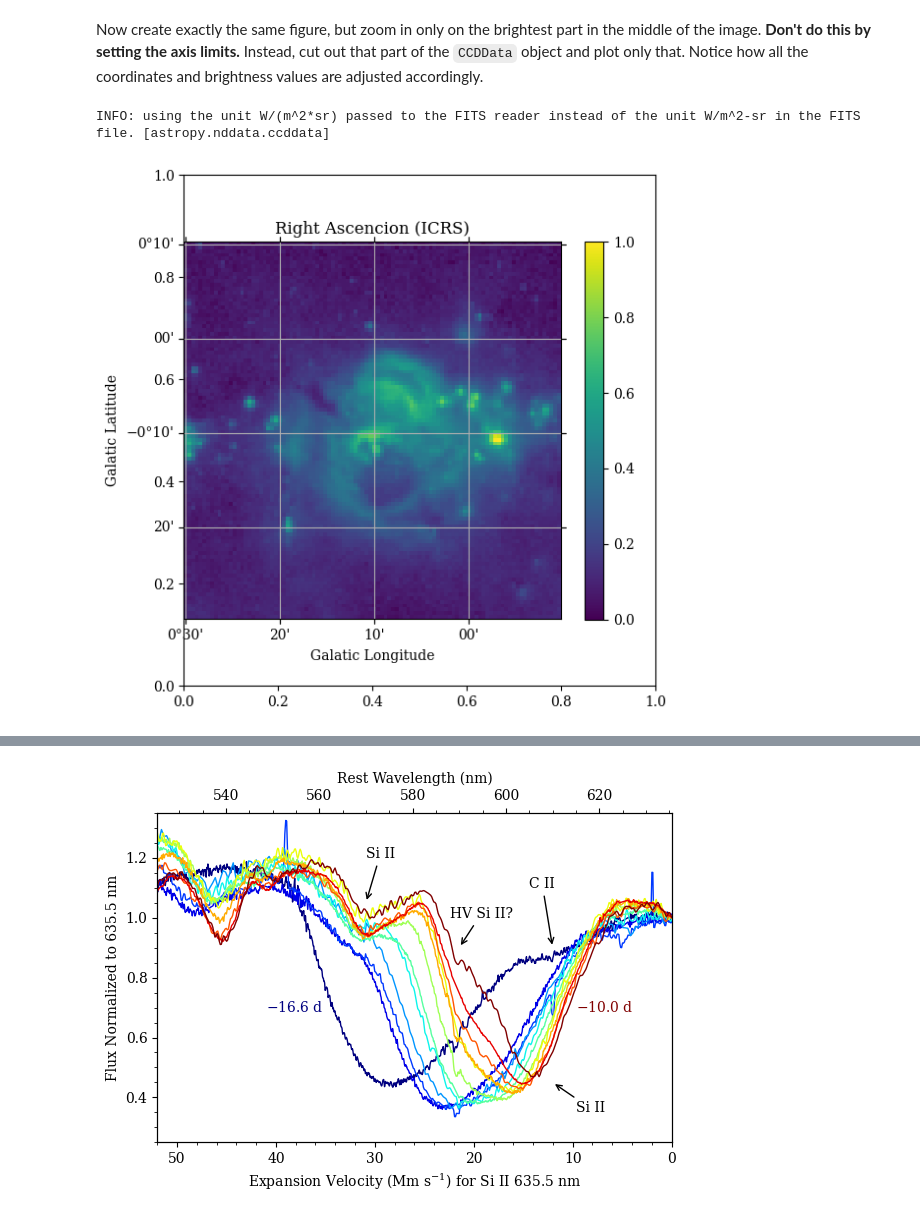
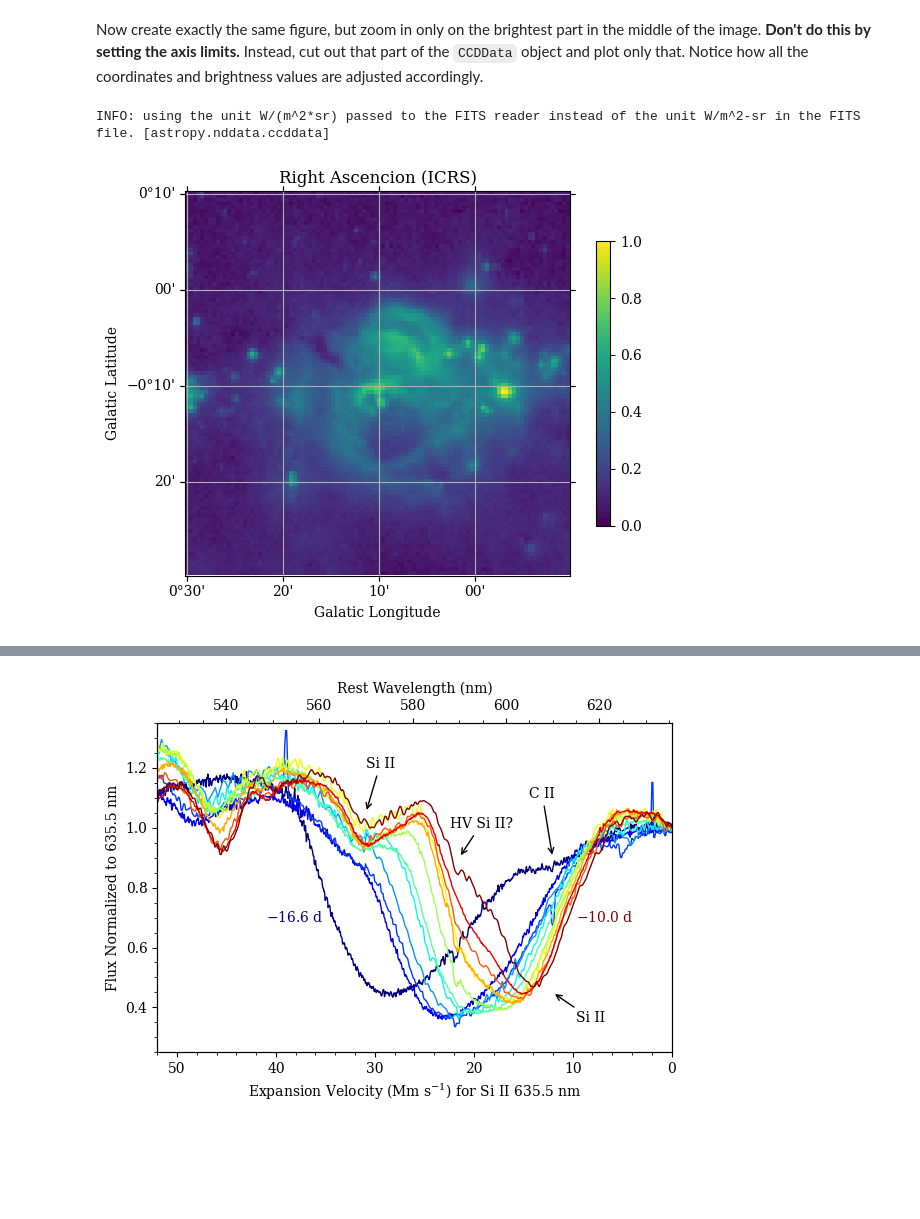
Before and after one commit to ASTR154/data-visualization, a Jupyter notebook: data-visualization.ipynb, the cells around one changed output, grey strips where cells are left out. Cells and saved outputs as stored; diff of their text form; code cells hidden in the pictures; blank space fills up the shorter version.

```diff
--- a/data-visualization.ipynb
+++ b/data-visualization.ipynb
@@ -72,37 +72,37 @@ filename = get_pkg_data_filename('galactic_center/gc_msx_e.fits')
 ccddata = CCDData.read(filename, unit='W/(m^2*sr)')
 
 # create a new figure and axis with a WCS projection
-fig, axs = plt.subplots(figsize=(6,6))
+fig=plt.figure()
 ax = fig.add_subplot(projection=ccddata.wcs)
 
 data = ccddata.data
 stretch = LogStretch(900)
 stretched_data = stretch(data/data.max())
 
 image = plt.imshow(stretched_data, origin ='lower')
 
 # display the image on that axis with a nice stretch
 
 # format the axes
 
 # remove padding around axes in figure
 size = u.Quantity((100, 100), u.pixel)
 position = (50, 70)
 cutout1=Cutout2D(stretched_data, position, size)
 plt.imshow(cutout1.data, origin='lower')
 
 plt.colorbar(image, shrink =0.74)
 ax.set_xlabel('Galatic Longitude')
 ax.set_ylabel('Galatic Latitude')
 ax.set_title('Right Ascencion (ICRS)')
 ax.grid(image)
 
 plt.tight_layout()
 
 # save the results
 # %% [output]
 INFO: using the unit W/(m^2*sr) passed to the FITS reader instead of the unit W/m^2-sr in the FITS file. [astropy.nddata.ccddata]
-[figure, old version]
+[figure, new version]
 # %% [markdown]
 ## Challenge Problem: Reproduce this plot!
 ![Hosseinzadeh et al. 2022, Figure 6](https://content.cld.iop.org/journals/2041-8205/933/2/L45/revision1/apjlac7ceff6_hr.jpg)
```
Also changed, not shown: parts of 1 cell of this notebook.
